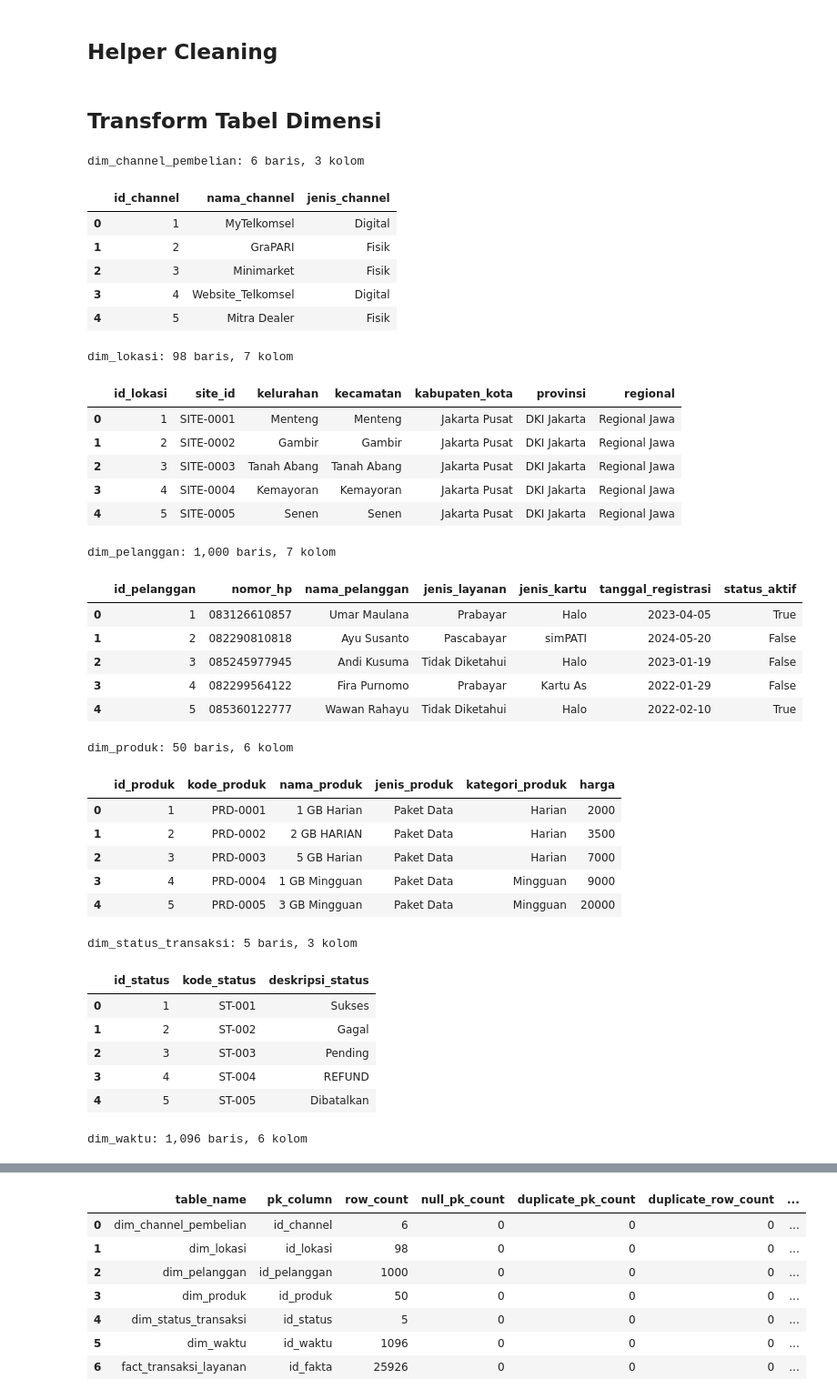
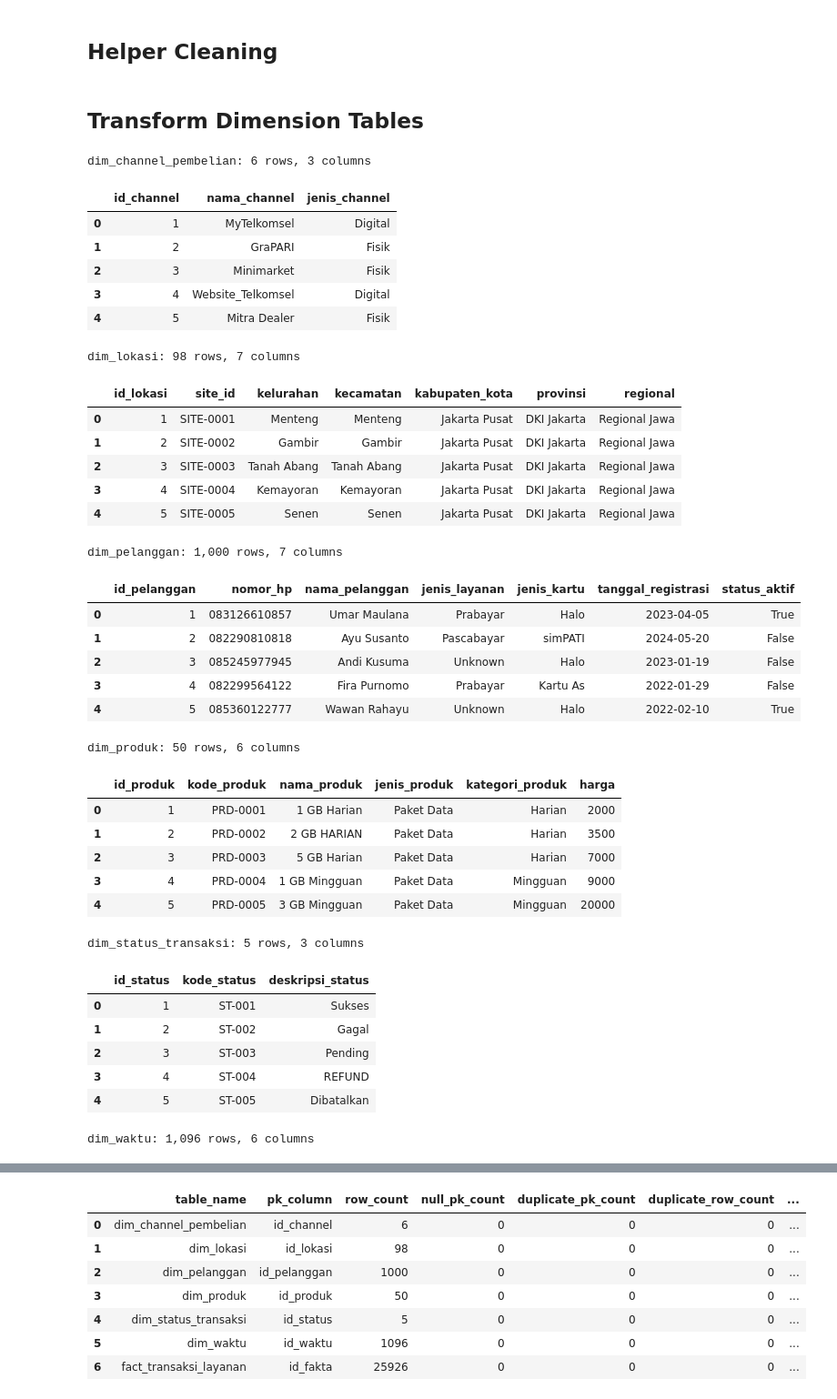
Before and after one commit to KangDap/atc-data-warehouse, a Jupyter notebook: notebooks/02_transform_validate.ipynb, the cells around one changed output, grey strips where cells are left out. Shown at 91% size. Cells and saved outputs as stored; diff of their text form; code cells hidden in the pictures.

```diff
--- a/notebooks/02_transform_validate.ipynb
+++ b/notebooks/02_transform_validate.ipynb
@@ -95,7 +95,7 @@ def normalize_status_aktif(series):
 
 def fill_unknown_text(df, columns):
     for column in columns:
-        df[column] = clean_text(df[column]).fillna('Tidak Diketahui')
+        df[column] = clean_text(df[column]).fillna('Unknown')
     return df
 
 
@@ -110,15 +110,15 @@ def validate_pk(df, table_name, pk_column):
         'total_missing_values': int(df.isna().sum().sum()),
     }
 # %% [markdown]
-## Transform Tabel Dimensi
+## Transform Dimension Tables
 # %%
-# Dim channel pembelian
+# Channel purchase dimension
 dim_channel_clean = dim_channel.copy()
 dim_channel_clean['id_channel'] = to_int(dim_channel_clean['id_channel'])
 dim_channel_clean = fill_unknown_text(dim_channel_clean, ['nama_channel', 'jenis_channel'])
 dim_channel_clean = dim_channel_clean.drop_duplicates(subset=['id_channel']).sort_values('id_channel')
 
-# Dim lokasi
+# Location dimension
 dim_lokasi_clean = dim_lokasi.copy()
 dim_lokasi_clean['id_lokasi'] = to_int(dim_lokasi_clean['id_lokasi'])
 dim_lokasi_clean = fill_unknown_text(
@@ -127,31 +127,31 @@ dim_lokasi_clean = fill_unknown_text(
 )
 dim_lokasi_clean = dim_lokasi_clean.drop_duplicates(subset=['id_lokasi']).sort_values('id_lokasi')
 
-# Dim pelanggan
+# Customer dimension
 dim_pelanggan_clean = dim_pelanggan.copy()
 dim_pelanggan_clean['id_pelanggan'] = to_int(dim_pelanggan_clean['id_pelanggan'])
 dim_pelanggan_clean['nomor_hp'] = clean_text(dim_pelanggan_clean['nomor_hp']).str.replace(r'\D', '', regex=True)
 dim_pelanggan_clean['nomor_hp'] = dim_pelanggan_clean['nomor_hp'].apply(lambda value: f'0{value}' if pd.notna(value) and not str(value).startswith('0') else value)
-dim_pelanggan_clean['nama_pelanggan'] = clean_text(dim_pelanggan_clean['nama_pelanggan']).fillna('Tidak Diketahui')
+dim_pelanggan_clean['nama_pelanggan'] = clean_text(dim_pelanggan_clean['nama_pelanggan']).fillna('Unknown')
 dim_pelanggan_clean = fill_unknown_text(dim_pelanggan_clean, ['jenis_layanan', 'jenis_kartu'])
 dim_pelanggan_clean['tanggal_registrasi'] = pd.to_datetime(dim_pelanggan_clean['tanggal_registrasi'], errors='coerce').dt.date
 dim_pelanggan_clean['status_aktif'] = normalize_status_aktif(dim_pelanggan_clean['status_aktif']).fillna(False)
 dim_pelanggan_clean = dim_pelanggan_clean.drop_duplicates(subset=['id_pelanggan']).sort_values('id_pelanggan')
 
-# Dim produk
+# Product dimension
 dim_produk_clean = dim_produk.copy()
 dim_produk_clean['id_produk'] = to_int(dim_produk_clean['id_produk'])
 dim_produk_clean['harga'] = to_float(dim_produk_clean['harga']).fillna(0)
 dim_produk_clean = fill_unknown_text(dim_produk_clean, ['kode_produk', 'nama_produk', 'jenis_produk', 'kategori_produk'])
 dim_produk_clean = dim_produk_clean.drop_duplicates(subset=['id_produk']).sort_values('id_produk')
 
-# Dim status transaksi
+# Transaction status dimension
 dim_status_clean = dim_status.copy()
 dim_status_clean['id_status'] = to_int(dim_status_clean['id_status'])
 dim_status_clean = fill_unknown_text(dim_status_clean, ['kode_status', 'deskripsi_status'])
 dim_status_clean = dim_status_clean.drop_duplicates(subset=['id_status']).sort_values('id_status')
 
-# Dim waktu
+# Time dimension
 dim_waktu_clean = dim_waktu.copy()
 dim_waktu_clean['id_waktu'] = to_int(dim_waktu_clean['id_waktu'])
 dim_waktu_clean['tanggal_lengkap'] = pd.to_datetime(dim_waktu_clean['tanggal_lengkap'], errors='coerce')
@@ -160,55 +160,55 @@ dim_waktu_clean = fill_unknown_text(dim_waktu_clean, ['hari', 'bulan', 'kuartal'
 dim_waktu_clean['tanggal_lengkap'] = dim_waktu_clean['tanggal_lengkap'].dt.date
 dim_waktu_clean = dim_waktu_clean.drop_duplicates(subset=['id_waktu']).sort_values('id_waktu')
 
 dimension_tables = {
     'dim_channel_pembelian': dim_channel_clean,
     'dim_lokasi': dim_lokasi_clean,
     'dim_pelanggan': dim_pelanggan_clean,
     'dim_produk': dim_produk_clean,
     'dim_status_transaksi': dim_status_clean,
     'dim_waktu': dim_waktu_clean,
 }
 
 for table_name, df in dimension_tables.items():
-    print(f'{table_name}: {df.shape[0]:,} baris, {df.shape[1]:,} kolom')
+    print(f'{table_name}: {df.shape[0]:,} rows, {df.shape[1]:,} columns')
     display(df.head())
 # %% [output]
-dim_channel_pembelian: 6 baris, 3 kolom
+dim_channel_pembelian: 6 rows, 3 columns
 |  | id_channel | nama_channel | jenis_channel |
 | 0 | 1 | MyTelkomsel | Digital |
 | 1 | 2 | GraPARI | Fisik |
 | 2 | 3 | Minimarket | Fisik |
 | 3 | 4 | Website_Telkomsel | Digital |
 | 4 | 5 | Mitra Dealer | Fisik |
-dim_lokasi: 98 baris, 7 kolom
+dim_lokasi: 98 rows, 7 columns
 |  | id_lokasi | site_id | kelurahan | kecamatan | kabupaten_kota | provinsi | regional |
 | 0 | 1 | SITE-0001 | Menteng | Menteng | Jakarta Pusat | DKI Jakarta | Regional Jawa |
 | 1 | 2 | SITE-0002 | Gambir | Gambir | Jakarta Pusat | DKI Jakarta | Regional Jawa |
 | 2 | 3 | SITE-0003 | Tanah Abang | Tanah Abang | Jakarta Pusat | DKI Jakarta | Regional Jawa |
 | 3 | 4 | SITE-0004 | Kemayoran | Kemayoran | Jakarta Pusat | DKI Jakarta | Regional Jawa |
 | 4 | 5 | SITE-0005 | Senen | Senen | Jakarta Pusat | DKI Jakarta | Regional Jawa |
-dim_pelanggan: 1,000 baris, 7 kolom
+dim_pelanggan: 1,000 rows, 7 columns
 |  | id_pelanggan | nomor_hp | nama_pelanggan | jenis_layanan | jenis_kartu | tanggal_registrasi | status_aktif |
 | 0 | 1 | 083126610857 | Umar Maulana | Prabayar | Halo | 2023-04-05 | True |
 | 1 | 2 | 082290810818 | Ayu Susanto | Pascabayar | simPATI | 2024-05-20 | False |
-| 2 | 3 | 085245977945 | Andi Kusuma | Tidak Diketahui | Halo | 2023-01-19 | False |
+| 2 | 3 | 085245977945 | Andi Kusuma | Unknown | Halo | 2023-01-19 | False |
 | 3 | 4 | 082299564122 | Fira Purnomo | Prabayar | Kartu As | 2022-01-29 | False |
-| 4 | 5 | 085360122777 | Wawan Rahayu | Tidak Diketahui | Halo | 2022-02-10 | True |
+| 4 | 5 | 085360122777 | Wawan Rahayu | Unknown | Halo | 2022-02-10 | True |
-dim_produk: 50 baris, 6 kolom
+dim_produk: 50 rows, 6 columns
 |  | id_produk | kode_produk | nama_produk | jenis_produk | kategori_produk | harga |
 | 0 | 1 | PRD-0001 | 1 GB Harian | Paket Data | Harian | 2000 |
 | 1 | 2 | PRD-0002 | 2 GB HARIAN | Paket Data | Harian | 3500 |
 | 2 | 3 | PRD-0003 | 5 GB Harian | Paket Data | Harian | 7000 |
 | 3 | 4 | PRD-0004 | 1 GB Mingguan | Paket Data | Mingguan | 9000 |
 | 4 | 5 | PRD-0005 | 3 GB Mingguan | Paket Data | Mingguan | 20000 |
-dim_status_transaksi: 5 baris, 3 kolom
+dim_status_transaksi: 5 rows, 3 columns
 |  | id_status | kode_status | deskripsi_status |
 | 0 | 1 | ST-001 | Sukses |
 | 1 | 2 | ST-002 | Gagal |
 | 2 | 3 | ST-003 | Pending |
 | 3 | 4 | ST-004 | REFUND |
 | 4 | 5 | ST-005 | Dibatalkan |
-dim_waktu: 1,096 baris, 6 kolom
+dim_waktu: 1,096 rows, 6 columns
 |  | id_waktu | tanggal_lengkap | hari | bulan | kuartal | tahun |
 | 0 | 1 | 2022-01-01 | Sabtu | Januari | Q1 | 2022 |
 | 1 | 2 | 2022-01-02 | Minggu | Januari | Q1 | 2022 |
```
Also changed, not shown: parts of 14 cells of this notebook, 6 other files.
